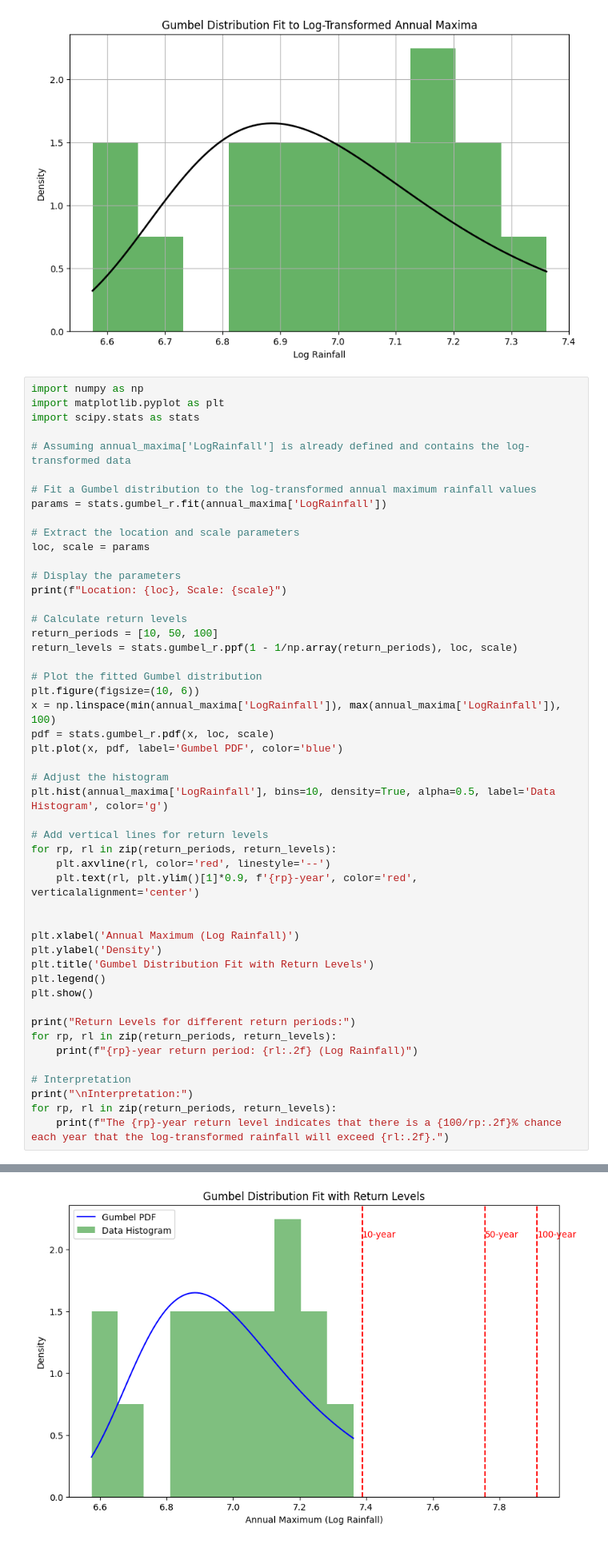
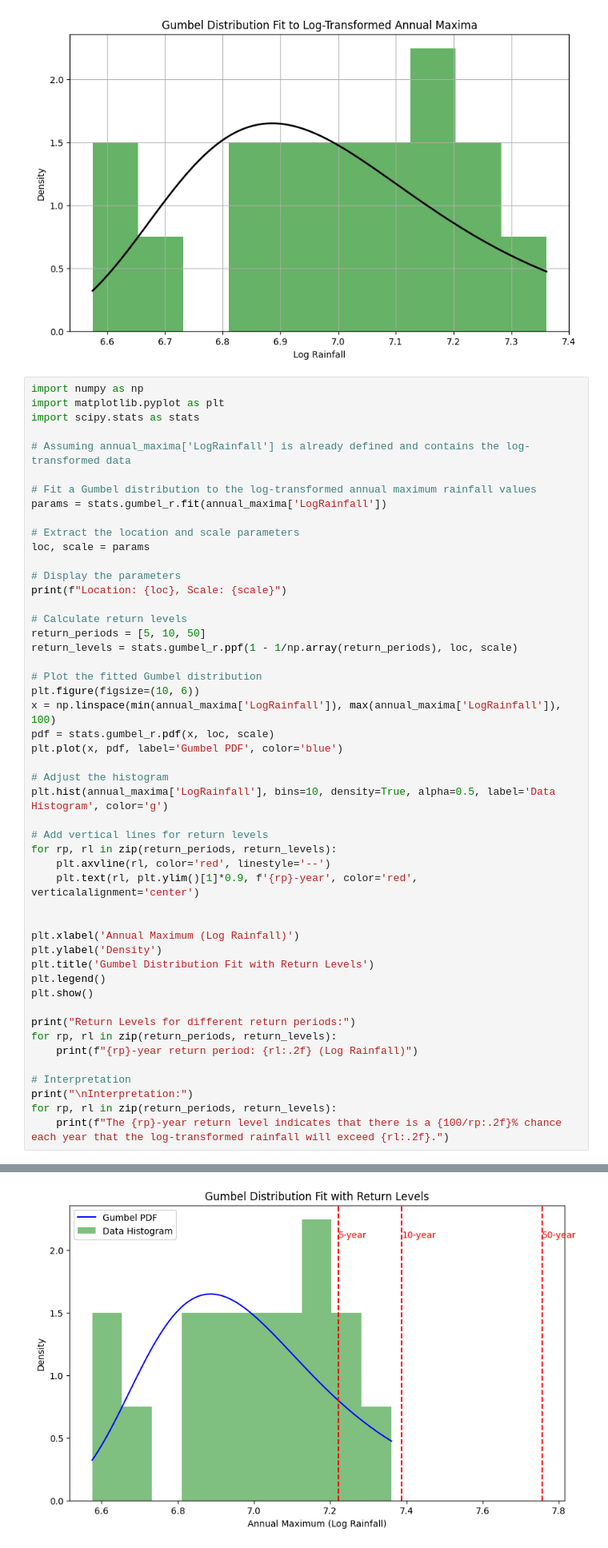
Before and after one commit to Jerric1801/cox-analysis, a Jupyter notebook: flood-analysis/analysis.ipynb, the cells around one changed output, grey strips where cells are left out. Shown at 80% size. Cells and saved outputs as stored; diff of their text form.

```diff
--- a/flood-analysis/analysis.ipynb
+++ b/flood-analysis/analysis.ipynb
@@ -257,39 +257,39 @@ loc, scale = params
 print(f"Location: {loc}, Scale: {scale}")
 
 # Calculate return levels
-return_periods = [10, 50, 100]
+return_periods = [5, 10, 50]
 return_levels = stats.gumbel_r.ppf(1 - 1/np.array(return_periods), loc, scale)
 
 # Plot the fitted Gumbel distribution
 plt.figure(figsize=(10, 6))
 x = np.linspace(min(annual_maxima['LogRainfall']), max(annual_maxima['LogRainfall']), 100)
 pdf = stats.gumbel_r.pdf(x, loc, scale)
 plt.plot(x, pdf, label='Gumbel PDF', color='blue')
 
 # Adjust the histogram
 plt.hist(annual_maxima['LogRainfall'], bins=10, density=True, alpha=0.5, label='Data Histogram', color='g')
 
 # Add vertical lines for return levels
 for rp, rl in zip(return_periods, return_levels):
     plt.axvline(rl, color='red', linestyle='--')
     plt.text(rl, plt.ylim()[1]*0.9, f'{rp}-year', color='red', verticalalignment='center')
 
 
 plt.xlabel('Annual Maximum (Log Rainfall)')
 plt.ylabel('Density')
 plt.title('Gumbel Distribution Fit with Return Levels')
 plt.legend()
 plt.show()
 
 print("Return Levels for different return periods:")
 for rp, rl in zip(return_periods, return_levels):
     print(f"{rp}-year return period: {rl:.2f} (Log Rainfall)")
 
 # Interpretation
 print("\nInterpretation:")
 for rp, rl in zip(return_periods, return_levels):
     print(f"The {rp}-year return level indicates that there is a {100/rp:.2f}% chance each year that the log-transformed rainfall will exceed {rl:.2f}.")
 # %% [output]
 Location: 6.885975117973895, Scale: 0.22300140152683368
-[figure, old version]
+[figure, new version]
 Return Levels for different return periods:
```
Also changed, not shown: parts of 1 cell of this notebook.
